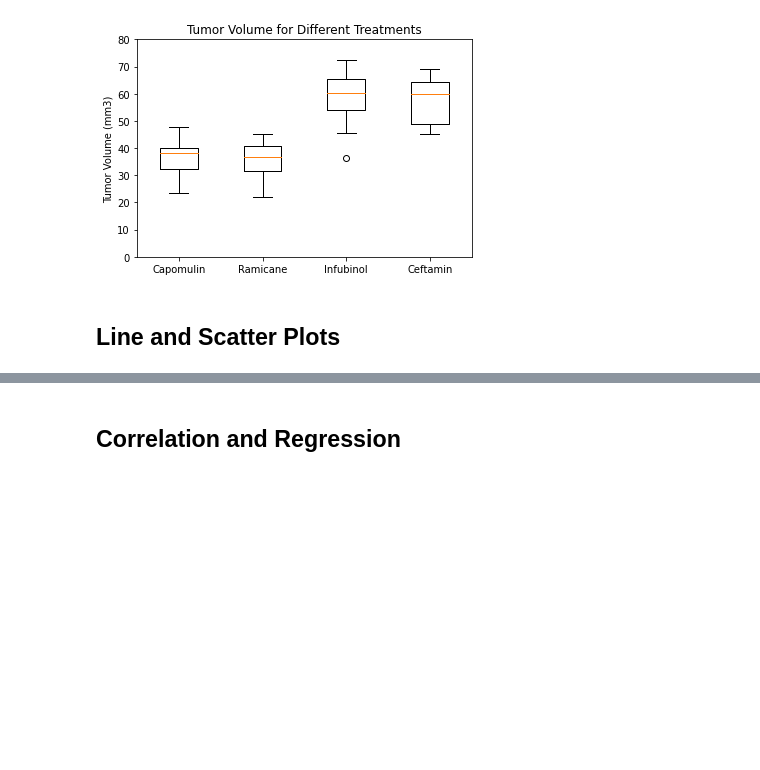
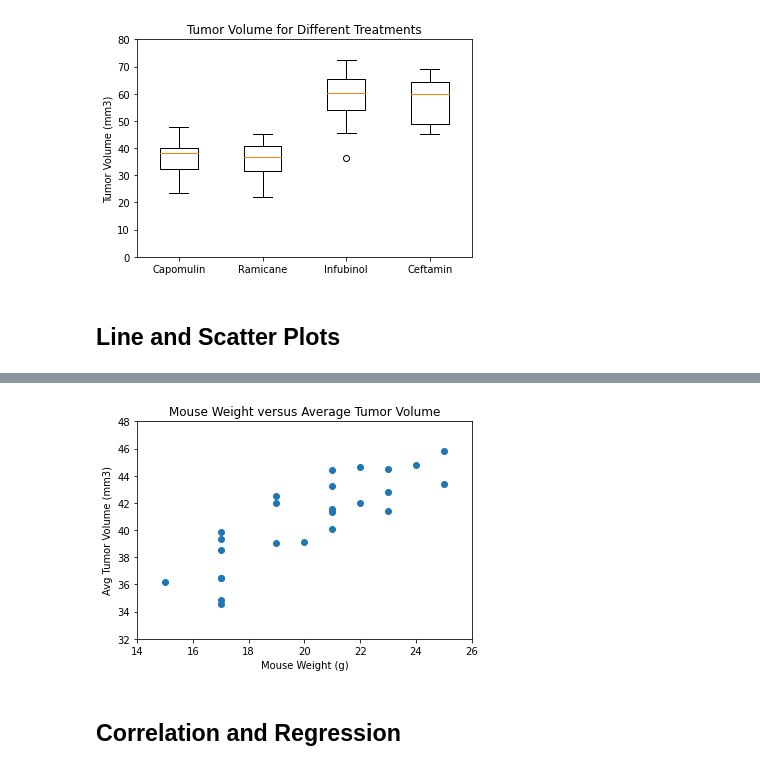
Before and after one commit to thierzon/matplotlib-challenge, a Jupyter notebook: Pymaceuticals/pymaceuticals.ipynb, the cells around one changed output, grey strips where cells are left out. Cells and saved outputs as stored; diff of their text form; code cells hidden in the pictures; blank space fills up the shorter version.

```diff
--- a/Pymaceuticals/pymaceuticals.ipynb
+++ b/Pymaceuticals/pymaceuticals.ipynb
@@ -344,2 +375,20 @@ plt.show()
+# %%
+# Generate a scatter plot of mouse weight versus average tumor volume for the Capomulin regimen
+
+# Extract data to define mouse weight versus average tumor volume for the Capomulin regimen
+mice_cap = mouse_cap_data.groupby("Mouse ID").mean()
+mice_weight = mice_cap["Weight (g)"]
+mice_avg_tumor = mice_cap["Tumor Volume (mm3)"]
+
+# Generate scatter plot depicting mouse weight versus average tumor volume
+plt.scatter(mice_weight, mice_avg_tumor)
+plt.title("Mouse Weight versus Average Tumor Volume")
+plt.xlabel("Mouse Weight (g)")
+plt.ylabel("Avg Tumor Volume (mm3)")
+plt.xlim(14,26)
+plt.ylim(32,48)
+plt.show()
+# %% [output]
+[figure, added]
 # %% [markdown]
 ## Correlation and Regression
```
Also changed, not shown: parts of 14 cells of this notebook.
